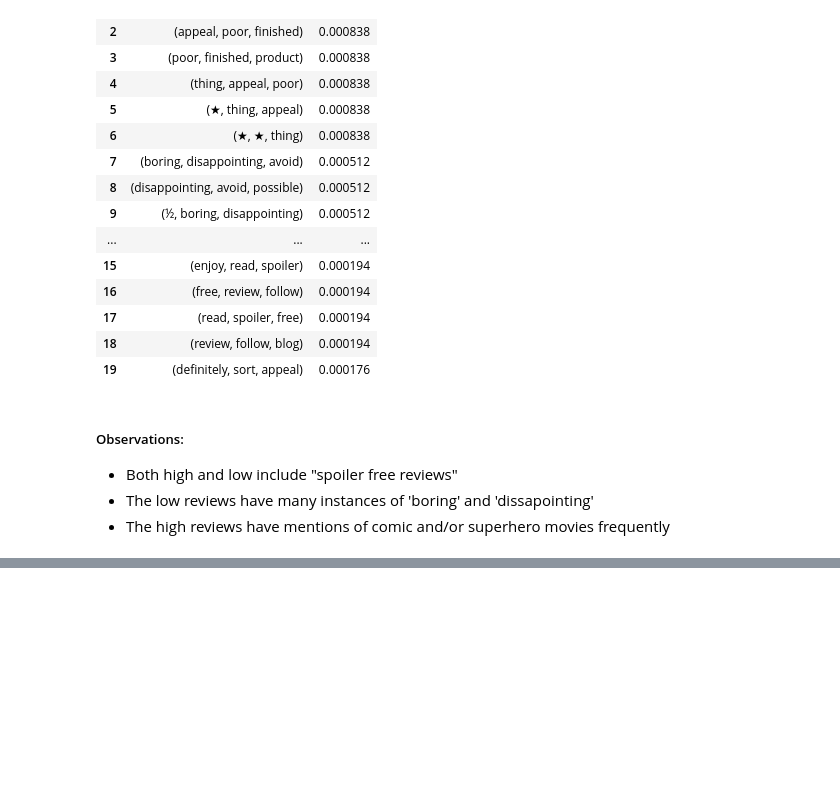
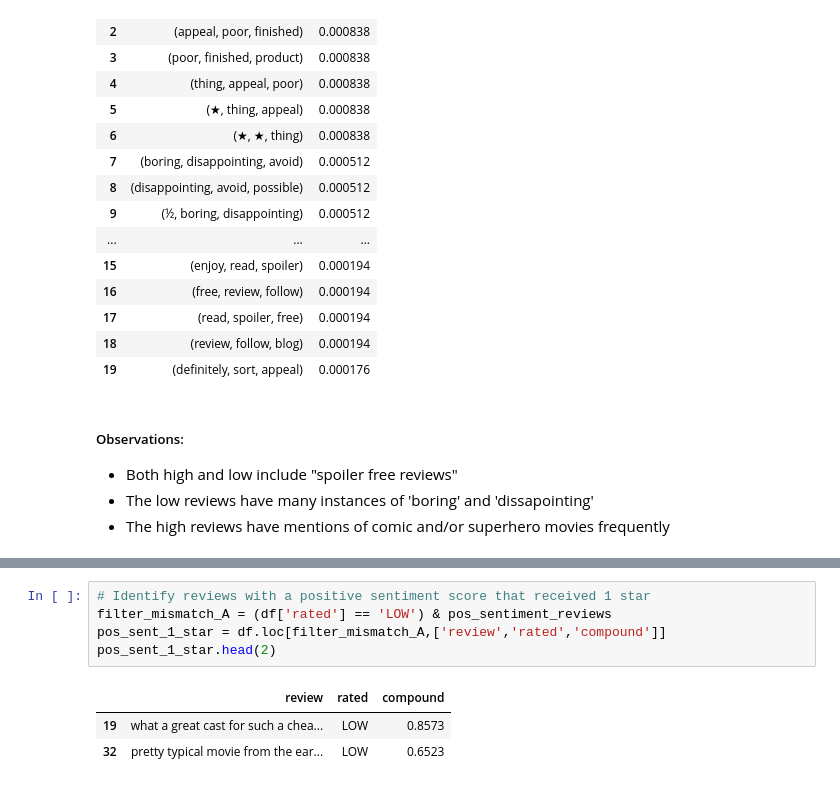
Before and after one commit to Gondram/Exploration-of-IMDB-rating-predictors, a Jupyter notebook: NLP_Analysis_of_Movie_Reviews.ipynb, the cells around one changed output, grey strips where cells are left out. Cells and saved outputs as stored; diff of their text form; blank space fills up the shorter version.

```diff
--- a/NLP_Analysis_of_Movie_Reviews.ipynb
+++ b/NLP_Analysis_of_Movie_Reviews.ipynb
@@ -436,0 +479,9 @@ get_ngram_measures_finder(low_reviews_tokens_exploded_list, ngrams=3, top_n=20)
+# %%
+# Identify reviews with a positive sentiment score that received 1 star
+filter_mismatch_A = (df['rated'] == 'LOW') & pos_sentiment_reviews
+pos_sent_1_star = df.loc[filter_mismatch_A,['review','rated','compound']]
+pos_sent_1_star.head(2)
+# %% [output]
+|  | review | rated | compound |
+| 19 | what a great cast for such a chea... | LOW | 0.8573 |
+| 32 | pretty typical movie from the ear... | LOW | 0.6523 |
```
Also changed, not shown: parts of 16 cells of this notebook, 2 other files.
